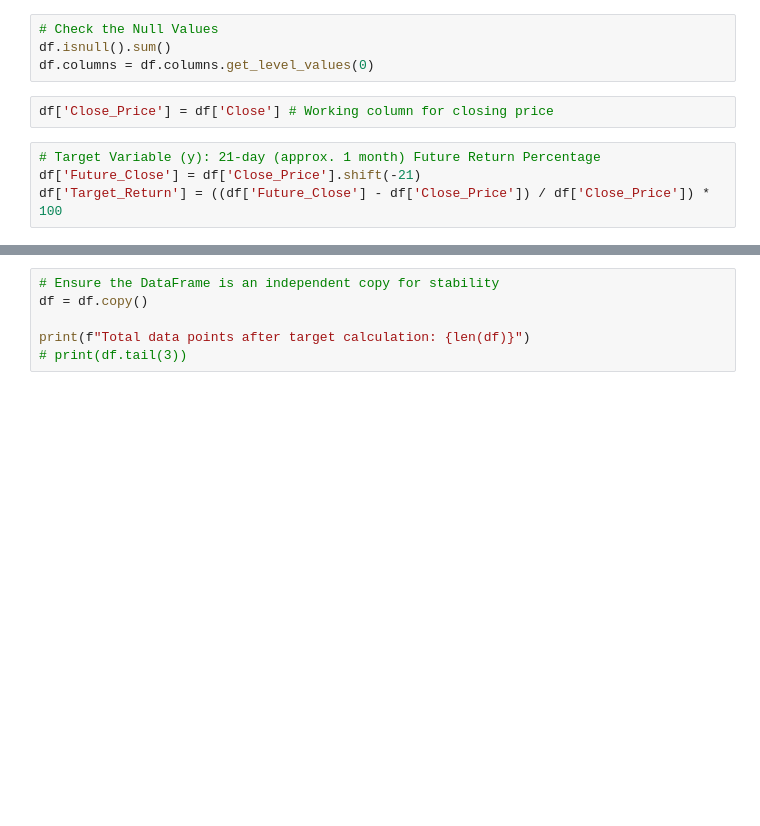
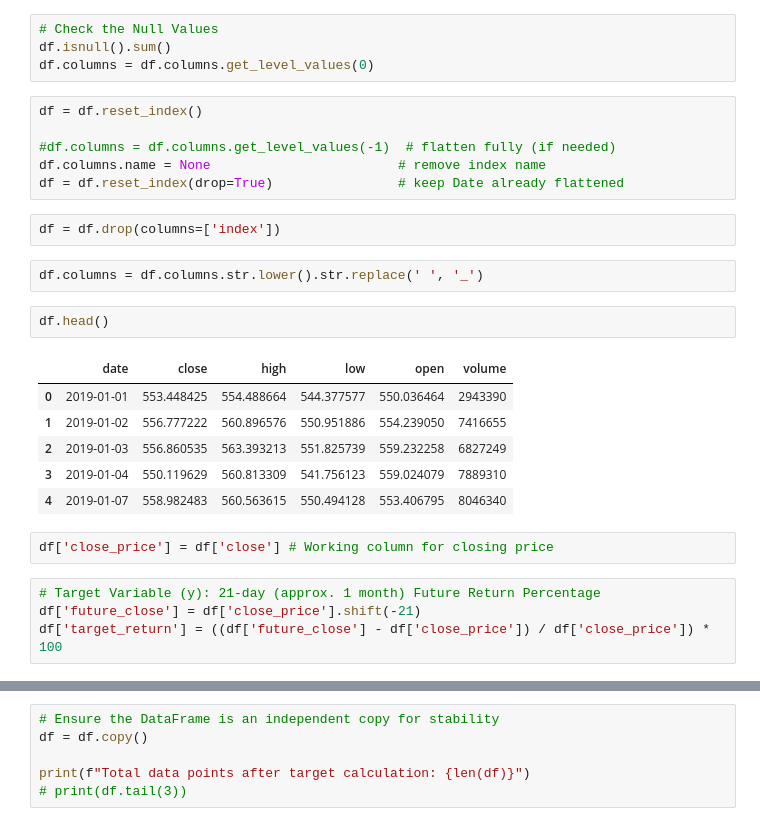
Before and after one commit to Krishnakanth834/MLProject1, a Jupyter notebook: price_predict_model.ipynb, the cells around one changed output, grey strips where cells are left out. Drawn from its saved outputs; the diff is of its cells as text; blank space fills up the shorter version.

```diff
--- a/price_predict_model.ipynb
+++ b/price_predict_model.ipynb
@@ -56,10 +76,29 @@ df.describe()
 # Check the Null Values
 df.isnull().sum()
 df.columns = df.columns.get_level_values(0)
+# %%
+df = df.reset_index()
+
+#df.columns = df.columns.get_level_values(-1)  # flatten fully (if needed)
+df.columns.name = None                        # remove index name
+df = df.reset_index(drop=True)                # keep Date already flattened
+# %%
+df = df.drop(columns=['index'])
+# %%
+df.columns = df.columns.str.lower().str.replace(' ', '_')
+# %%
+df.head()
+# %% [output]
+|  | date | close | high | low | open | volume |
+| 0 | 2019-01-01 | 553.448425 | 554.488664 | 544.377577 | 550.036464 | 2943390 |
+| 1 | 2019-01-02 | 556.777222 | 560.896576 | 550.951886 | 554.239050 | 7416655 |
+| 2 | 2019-01-03 | 556.860535 | 563.393213 | 551.825739 | 559.232258 | 6827249 |
+| 3 | 2019-01-04 | 550.119629 | 560.813309 | 541.756123 | 559.024079 | 7889310 |
+| 4 | 2019-01-07 | 558.982483 | 560.563615 | 550.494128 | 553.406795 | 8046340 |
 # %%
-df['Close_Price'] = df['Close'] # Working column for closing price
+df['close_price'] = df['close'] # Working column for closing price
 # %%
 # Target Variable (y): 21-day (approx. 1 month) Future Return Percentage
-df['Future_Close'] = df['Close_Price'].shift(-21)
-df['Target_Return'] = ((df['Future_Close'] - df['Close_Price']) / df['Close_Price']) * 100
+df['future_close'] = df['close_price'].shift(-21)
+df['target_return'] = ((df['future_close'] - df['close_price']) / df['close_price']) * 100
 # %%
```
Also changed, not shown: parts of 10 cells of this notebook.
